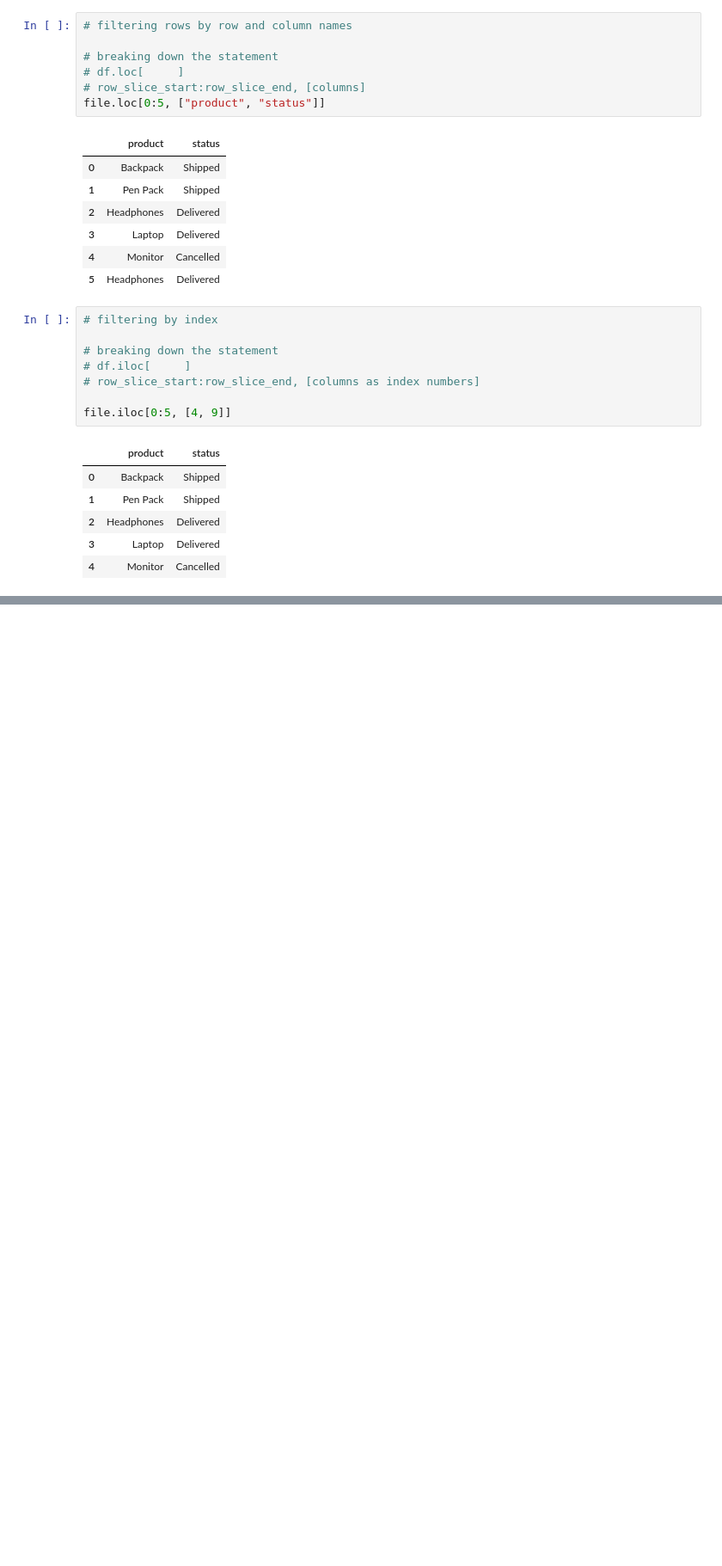
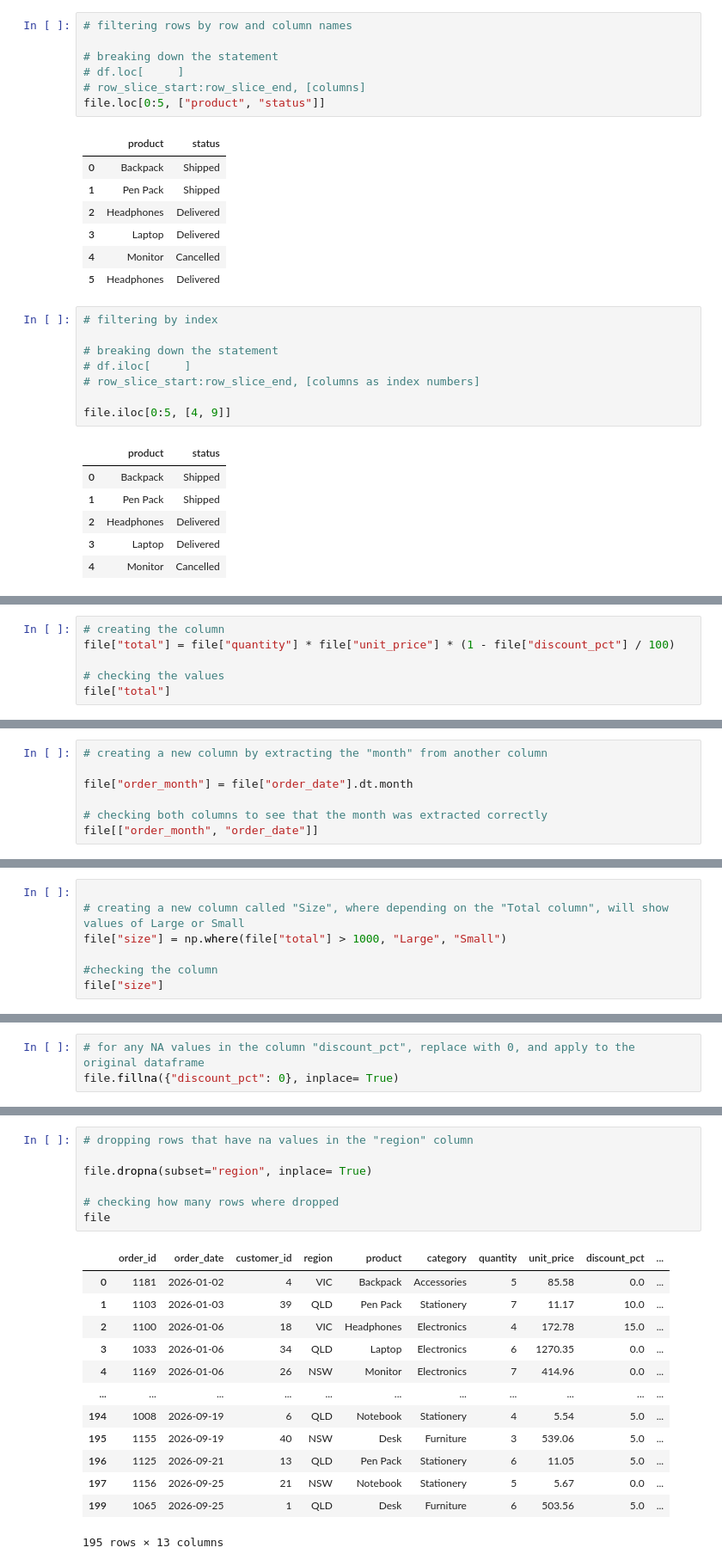
Before and after one commit to helenlex/Little-Projects, a Jupyter notebook: Learning Pandas Basics/playing_around_with_pandas.ipynb, the cells around one changed output, grey strips where cells are left out. Shown at 86% size. Saved outputs shown, nothing was run; the diff lists cells and outputs as text; blank space fills up the shorter version.

```diff
--- a/Learning Pandas Basics/playing_around_with_pandas.ipynb
+++ b/Learning Pandas Basics/playing_around_with_pandas.ipynb
@@ -303,0 +292,6 @@ file.iloc[0:5, [4, 9]]
+# %%
+# creating the column
+file["total"] = file["quantity"] * file["unit_price"] * (1 - file["discount_pct"] / 100)
+
+# checking the values
+file["total"]
@@ -303,0 +330,7 @@ file.iloc[0:5, [4, 9]]
+# %%
+# creating a new column by extracting the "month" from another column
+
+file["order_month"] = file["order_date"].dt.month
+
+# checking both columns to see that the month was extracted correctly
+file[["order_month", "order_date"]]
@@ -303,0 +351,7 @@ file.iloc[0:5, [4, 9]]
+# %%
+
+# creating a new column called "Size", where depending on the "Total column", will show values of Large or Small
+file["size"] = np.where(file["total"] > 1000, "Large", "Small")
+
+#checking the column
+file["size"]
@@ -303,0 +391,3 @@ file.iloc[0:5, [4, 9]]
+# %%
+# for any NA values in the column "discount_pct", replace with 0, and apply to the original dataframe
+file.fillna({"discount_pct": 0}, inplace= True)
@@ -303,0 +408,21 @@ file.iloc[0:5, [4, 9]]
+# %%
+# dropping rows that have na values in the "region" column
+
+file.dropna(subset="region", inplace= True)
+
+# checking how many rows where dropped
+file
+# %% [output]
+|  | order_id | order_date | customer_id | region | product | category | quantity | unit_price | discount_pct | ... |
+| 0 | 1181 | 2026-01-02 | 4 | VIC | Backpack | Accessories | 5 | 85.58 | 0.0 | ... |
+| 1 | 1103 | 2026-01-03 | 39 | QLD | Pen Pack | Stationery | 7 | 11.17 | 10.0 | ... |
+| 2 | 1100 | 2026-01-06 | 18 | VIC | Headphones | Electronics | 4 | 172.78 | 15.0 | ... |
+| 3 | 1033 | 2026-01-06 | 34 | QLD | Laptop | Electronics | 6 | 1270.35 | 0.0 | ... |
+| 4 | 1169 | 2026-01-06 | 26 | NSW | Monitor | Electronics | 7 | 414.96 | 0.0 | ... |
+| ... | ... | ... | ... | ... | ... | ... | ... | ... | ... | ... |
+| 194 | 1008 | 2026-09-19 | 6 | QLD | Notebook | Stationery | 4 | 5.54 | 5.0 | ... |
+| 195 | 1155 | 2026-09-19 | 40 | NSW | Desk | Furniture | 3 | 539.06 | 5.0 | ... |
+| 196 | 1125 | 2026-09-21 | 13 | QLD | Pen Pack | Stationery | 6 | 11.05 | 5.0 | ... |
+| 197 | 1156 | 2026-09-25 | 21 | NSW | Notebook | Stationery | 5 | 5.67 | 0.0 | ... |
+| 199 | 1065 | 2026-09-25 | 1 | QLD | Desk | Furniture | 6 | 503.56 | 5.0 | ... |
+195 rows × 13 columns
```
Also changed, not shown: parts of 20 cells of this notebook.
